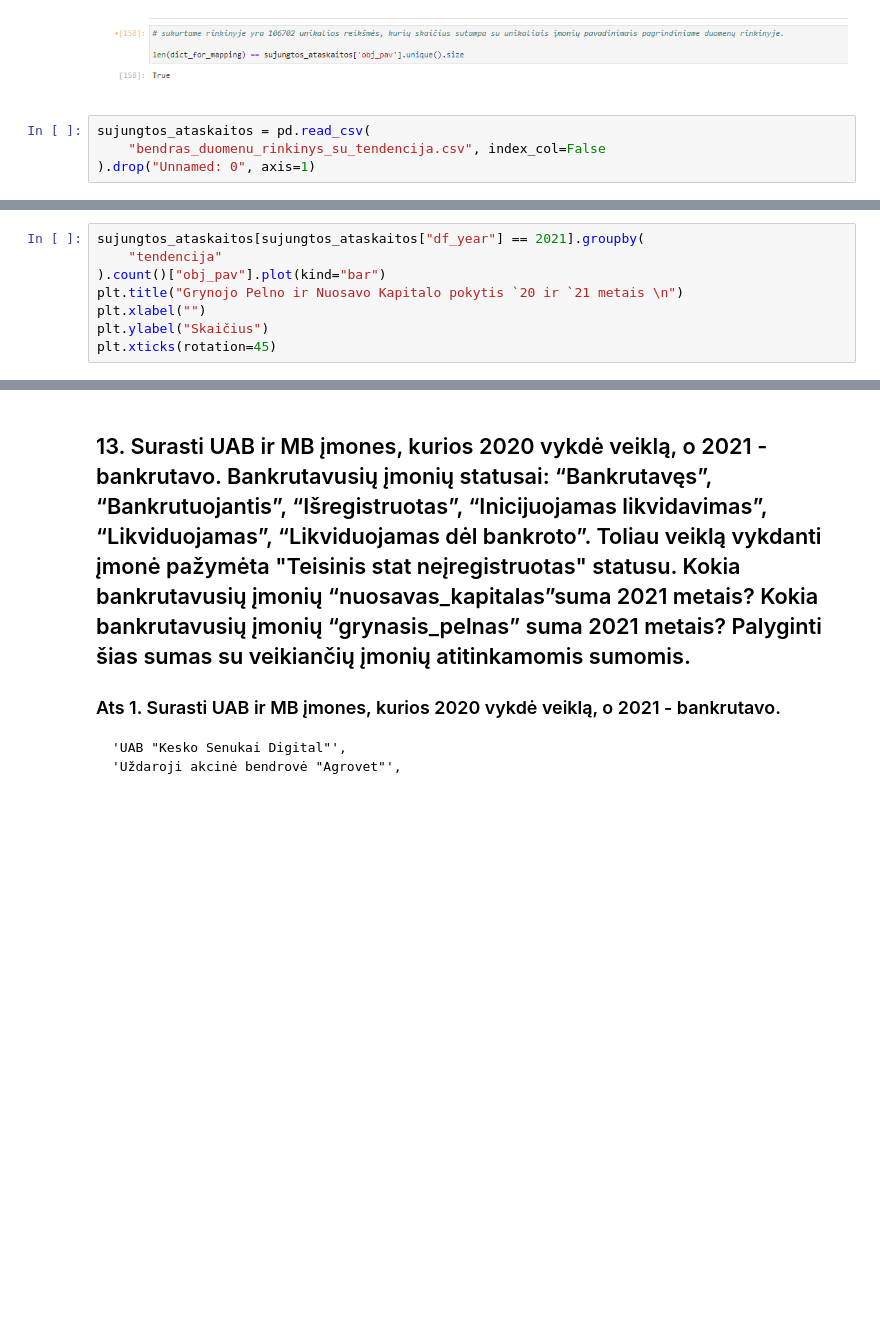
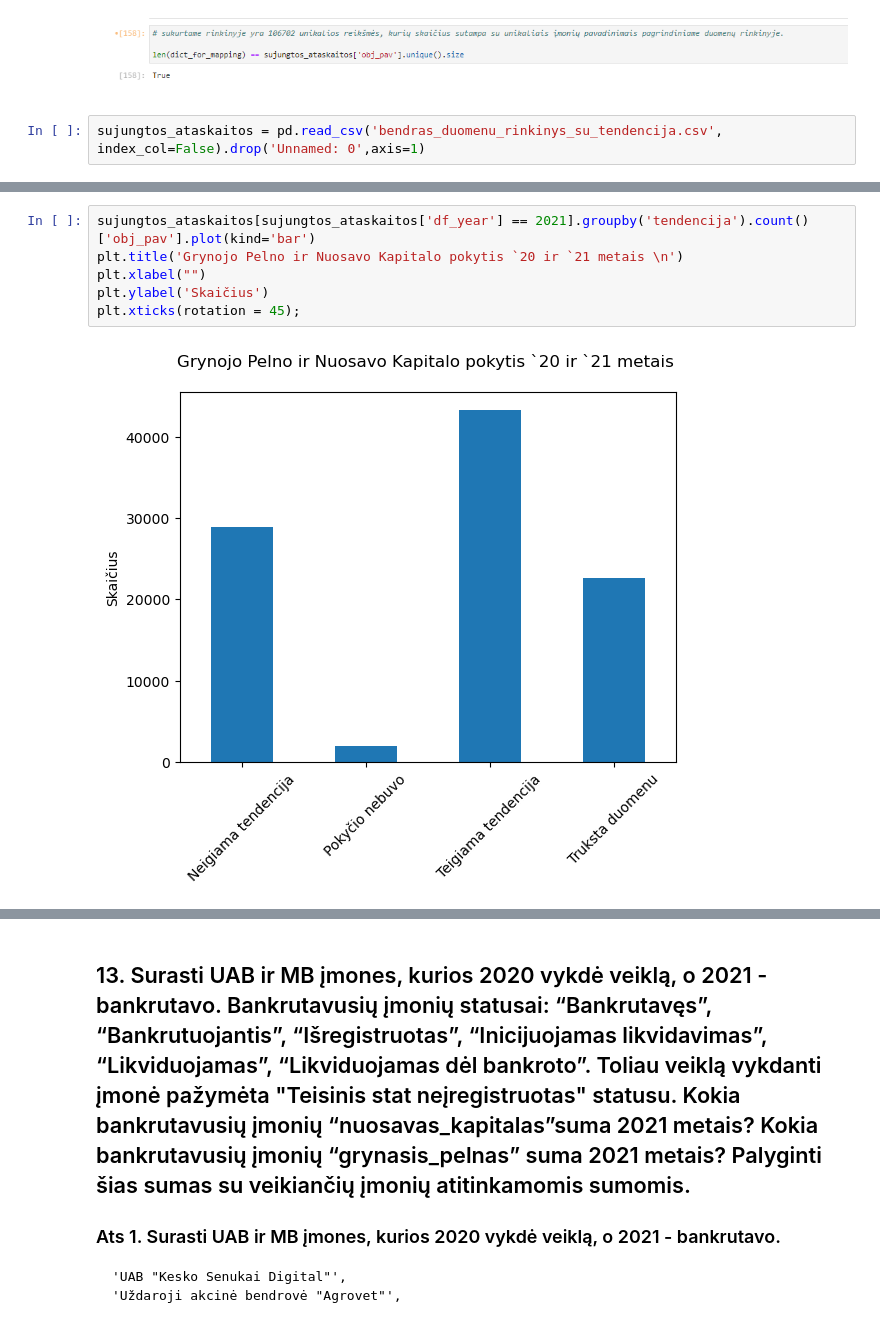
Before and after one commit to modsldn/eda_atsiskaitymas, a Jupyter notebook: mantas_pieza/mantas_pieza.ipynb, the cells around one changed output, grey strips where cells are left out. Saved outputs shown, nothing was run; the diff lists cells and outputs as text; blank space fills up the shorter version.

```diff
--- a/mantas_pieza/mantas_pieza.ipynb
+++ b/mantas_pieza/mantas_pieza.ipynb
@@ -450,6 +878,4 @@ def get_tendency(dataframe):
 # %% [markdown]
 ![image.png](attachment:576a7afa-6e00-4e7c-9e86-7a99cce3a787.png)
 # %%
-sujungtos_ataskaitos = pd.read_csv(
-    "bendras_duomenu_rinkinys_su_tendencija.csv", index_col=False
-).drop("Unnamed: 0", axis=1)
+sujungtos_ataskaitos = pd.read_csv('bendras_duomenu_rinkinys_su_tendencija.csv', index_col=False).drop('Unnamed: 0',axis=1)
@@ -456,8 +884,8 @@ sujungtos_ataskaitos = pd.read_csv(
 # %%
-sujungtos_ataskaitos[sujungtos_ataskaitos["df_year"] == 2021].groupby(
-    "tendencija"
-).count()["obj_pav"].plot(kind="bar")
-plt.title("Grynojo Pelno ir Nuosavo Kapitalo pokytis `20 ir `21 metais \n")
+sujungtos_ataskaitos[sujungtos_ataskaitos['df_year'] == 2021].groupby('tendencija').count()['obj_pav'].plot(kind='bar')
+plt.title('Grynojo Pelno ir Nuosavo Kapitalo pokytis `20 ir `21 metais \n')
 plt.xlabel("")
-plt.ylabel("Skaičius")
-plt.xticks(rotation=45)
+plt.ylabel('Skaičius')
+plt.xticks(rotation = 45);
+# %% [output]
+[figure, added]
```
Also changed, not shown: parts of 166 cells of this notebook.
